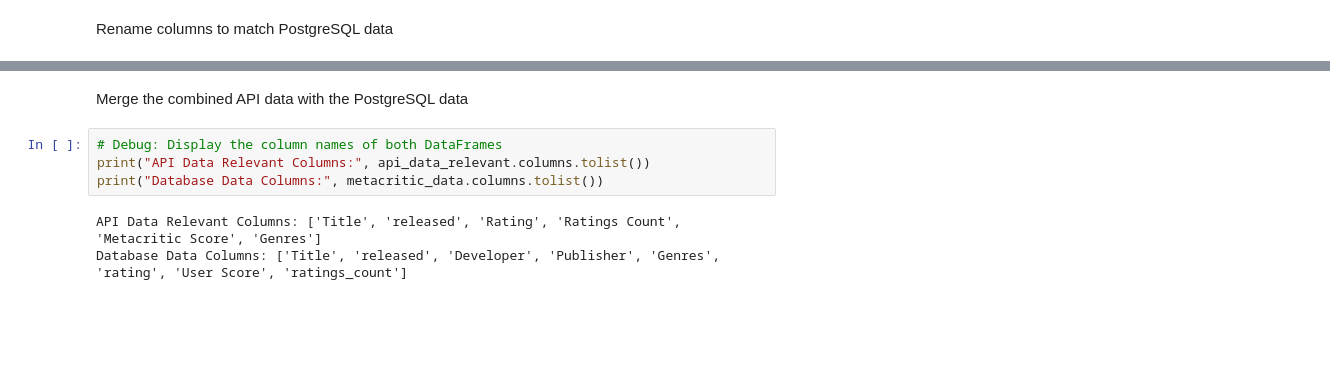
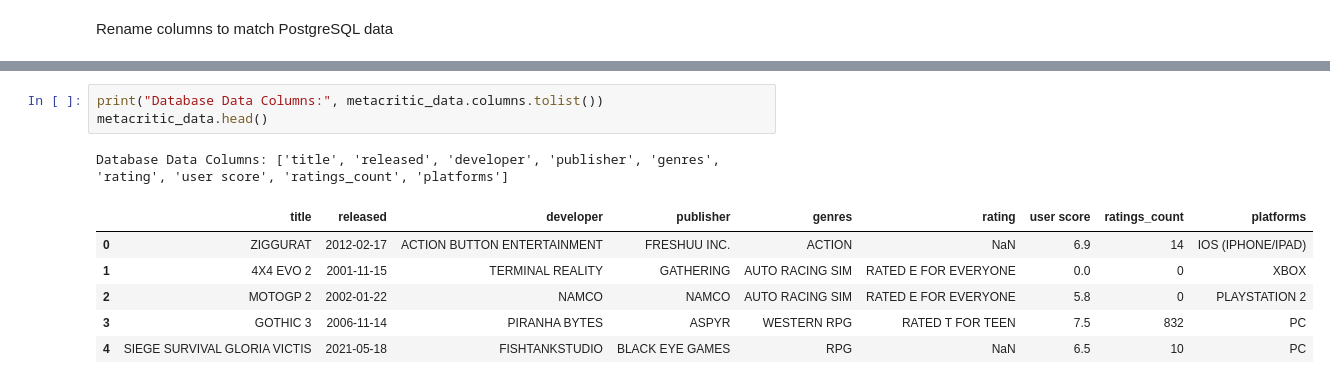
Before and after one commit to juancbuitrago/ETL-Proyect, a Jupyter notebook: notebooks/eda_004.ipynb, the cells around one changed output, grey strips where cells are left out. Saved outputs shown, nothing was run; the diff lists cells and outputs as text; blank space fills up the shorter version.

```diff
--- a/notebooks/eda_004.ipynb
+++ b/notebooks/eda_004.ipynb
@@ -320,9 +334,11 @@ metacritic_data['released'] = pd.to_datetime(metacritic_data['released']).dt.dat
-# %% [markdown]
-Merge the combined API data with the PostgreSQL data
-# %%
-# Debug: Display the column names of both DataFrames
-print("API Data Relevant Columns:", api_data_relevant.columns.tolist())
-print("Database Data Columns:", metacritic_data.columns.tolist())
-# %% [output]
-API Data Relevant Columns: ['Title', 'released', 'Rating', 'Ratings Count', 'Metacritic Score', 'Genres']
-Database Data Columns: ['Title', 'released', 'Developer', 'Publisher', 'Genres', 'rating', 'User Score', 'ratings_count']
+# %%
+print("Database Data Columns:", metacritic_data.columns.tolist())
+metacritic_data.head()
+# %% [output]
+Database Data Columns: ['title', 'released', 'developer', 'publisher', 'genres', 'rating', 'user score', 'ratings_count', 'platforms']
+|  | title | released | developer | publisher | genres | rating | user score | ratings_count | platforms |
+| 0 | ZIGGURAT | 2012-02-17 | ACTION BUTTON ENTERTAINMENT | FRESHUU INC. | ACTION | NaN | 6.9 | 14 | IOS (IPHONE/IPAD) |
+| 1 | 4X4 EVO 2 | 2001-11-15 | TERMINAL REALITY | GATHERING | AUTO RACING SIM | RATED E FOR EVERYONE | 0.0 | 0 | XBOX |
+| 2 | MOTOGP 2 | 2002-01-22 | NAMCO | NAMCO | AUTO RACING SIM | RATED E FOR EVERYONE | 5.8 | 0 | PLAYSTATION 2 |
+| 3 | GOTHIC 3 | 2006-11-14 | PIRANHA BYTES | ASPYR | WESTERN RPG | RATED T FOR TEEN | 7.5 | 832 | PC |
+| 4 | SIEGE SURVIVAL GLORIA VICTIS | 2021-05-18 | FISHTANKSTUDIO | BLACK EYE GAMES | RPG | NaN | 6.5 | 10 | PC |
```
Also changed, not shown: parts of 19 cells of this notebook, 2 other files.
